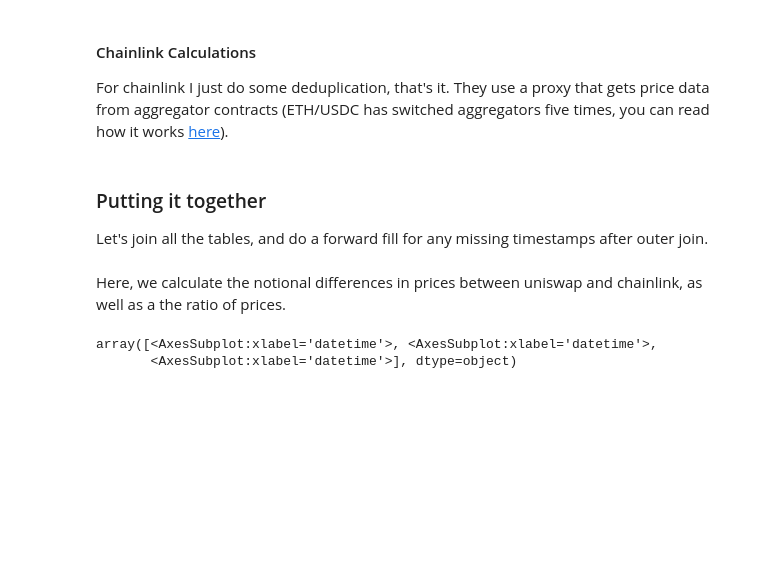
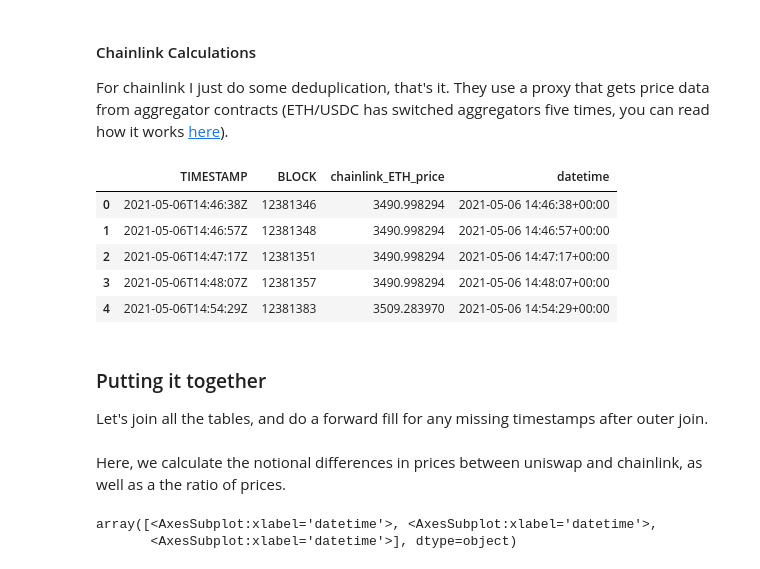
Before and after one commit to andrewhong5297/uniswapv2_v3-oracle-analysis, a Jupyter notebook: Oracle Analysis ETH-USDC Uniswap vs Chainlink.ipynb, the cells around one changed output. Drawn from its saved outputs; the diff is of its cells as text; code cells hidden in the pictures; blank space fills up the shorter version.

```diff
--- a/Oracle Analysis ETH-USDC Uniswap vs Chainlink.ipynb
+++ b/Oracle Analysis ETH-USDC Uniswap vs Chainlink.ipynb
@@ -85,6 +103,15 @@ chainlink["datetime"] = pd.to_datetime(chainlink['TIMESTAMP'])
 chainlink = chainlink[chainlink["ETH_PRICE"] != 0] #for some reason EDW shows some 70 values as 0, maybe a read error?
 chainlink.drop_duplicates(subset='TIMESTAMP', keep='last', inplace=True)
 chainlink.rename(columns={'ETH_PRICE': 'chainlink_ETH_price'}, inplace=True)
+# %%
+chainlink.head()
+# %% [output]
+|  | TIMESTAMP | BLOCK | chainlink_ETH_price | datetime |
+| 0 | 2021-05-06T14:46:38Z | 12381346 | 3490.998294 | 2021-05-06 14:46:38+00:00 |
+| 1 | 2021-05-06T14:46:57Z | 12381348 | 3490.998294 | 2021-05-06 14:46:57+00:00 |
+| 2 | 2021-05-06T14:47:17Z | 12381351 | 3490.998294 | 2021-05-06 14:47:17+00:00 |
+| 3 | 2021-05-06T14:48:07Z | 12381357 | 3490.998294 | 2021-05-06 14:48:07+00:00 |
+| 4 | 2021-05-06T14:54:29Z | 12381383 | 3509.283970 | 2021-05-06 14:54:29+00:00 |
 # %% [markdown]
 ### Putting it together
 
@@ -97,13 +124,13 @@ merged_data = pd.merge(uni_v2[["datetime", "uni_v2_ETH_price"]], uni_v3_03[["dat
 merged_data = pd.merge(merged_data, chainlink[["datetime", "chainlink_ETH_price"]], left_on = 'datetime', right_on = 'datetime', how = 'outer')
 merged_data.sort_values(by = 'datetime', ascending=True, inplace=True)
 merged_data = merged_data.ffill() #chainlink ffill is a bit erroneous but good enough for now.
-# %% [markdown]
-Here, we calculate the notional differences in prices between uniswap and chainlink, as well as a the ratio of prices.
 # %%
 merged_data["univ2_chainlink_diff"] = merged_data["uni_v2_ETH_price"] - merged_data["chainlink_ETH_price"]
 merged_data["univ3_chainlink_diff"] = merged_data["uni_v3_ETH_price"] - merged_data["chainlink_ETH_price"]
 merged_data["univ2_chainlink_ratio"] = merged_data["uni_v2_ETH_price"].div(merged_data["chainlink_ETH_price"])
 merged_data["univ3_chainlink_ratio"] = merged_data["uni_v3_ETH_price"].div(merged_data["chainlink_ETH_price"])
+# %% [markdown]
+Here, we calculate the notional differences in prices between uniswap and chainlink, as well as a the ratio of prices.
 # %%
 #pivot table to minute just to simplify the number of rows - otherwise you're plotting way too many points.
 merged_data["minute"] = merged_data["datetime"].dt.round('1min')
```
Also changed, not shown: parts of 11 cells of this notebook.
